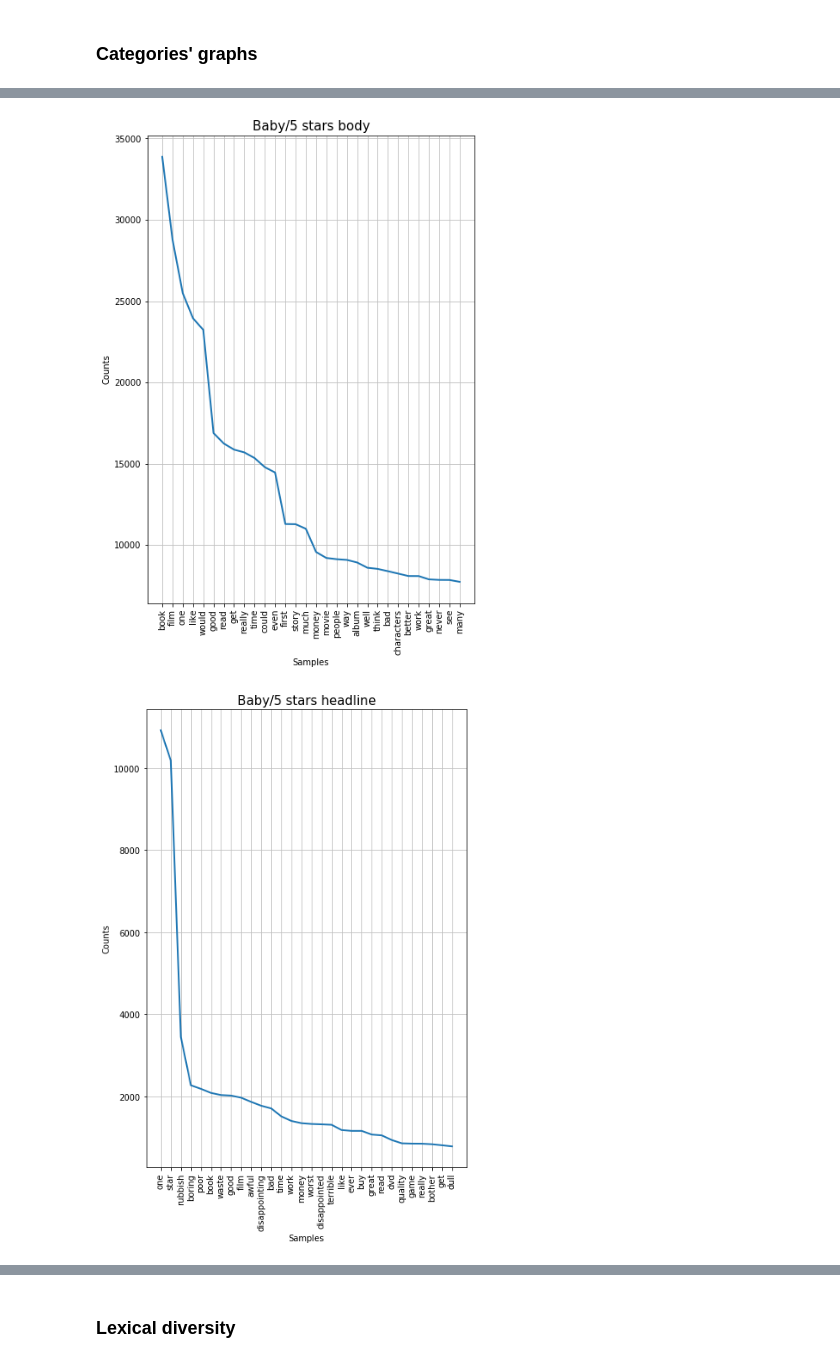
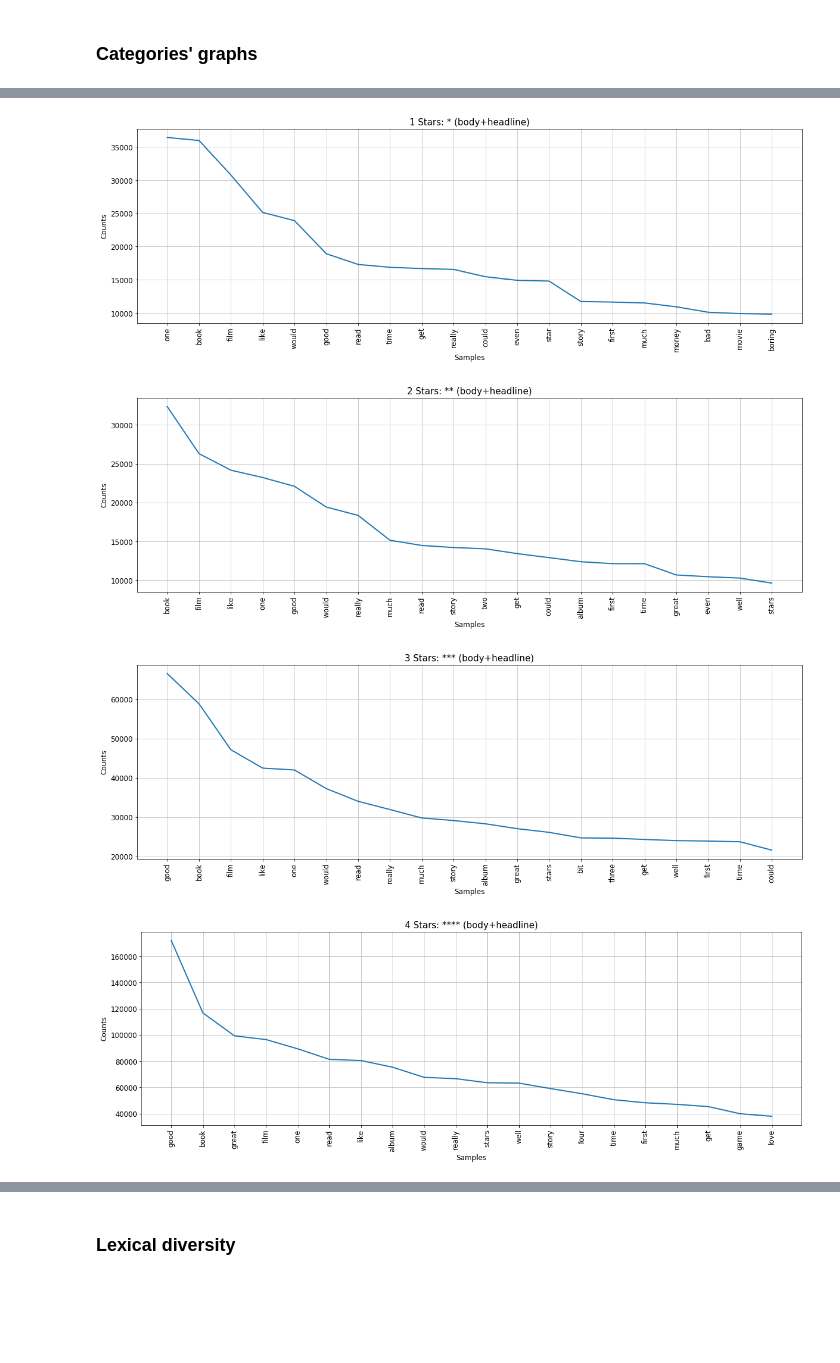
Before and after one commit to carmignanivittorio/Amazon-review-dataset-analysis, a Jupyter notebook: TextAnalysis.ipynb, the cells around one changed output, grey strips where cells are left out. Drawn from its saved outputs; the diff is of its cells as text; code cells hidden in the pictures; blank space fills up the shorter version.

```diff
--- a/TextAnalysis.ipynb
+++ b/TextAnalysis.ipynb
@@ -144 +125,12 @@ for i in range(1,6):
+# %%
+for index,row in df.iterrows():
+    body = df_rev_stop.loc[index].review_body
+    head = df_rev_stop.loc[index].review_headline
+    categories_reviews[row.product_category]+= body
+    categories_reviews_headlines[row.product_category]+= head
+    stars_body[row.star_rating]+=body
+    stars_head[row.star_rating]+=head
+# %%
+for i in range(1,6):
+    all_reviews_without_stopwords+=stars_head[i]+stars_body[i]
 # %% [markdown]
@@ -176,9 +168,9 @@ Number of total reviews = 1702443
 t = PT(['Stars', 'Number of reviews','% respect to the total'])
 for i in range(1,6):
     count = df[df.star_rating==i].count()[0]
-    t.add_row([i,count,"%.2f%%" % percent(count,tot)])
+    t.add_row(['*'*i,count,"%.2f%%" % percent(count,tot)])
 print("Number of total reviews = %.0f" % tot)
-print(t)
+print(t.get_string(title="Number of reviews divided by rating value"))
 # %% [output]
 Number of total reviews = 1702443
 +-------+-------------------+------------------------+
@@ -269,11 +261,11 @@ Number of words (headline+body) of all reviews = 116006962, without stopwrods =
 # %% [markdown]
 ### Categories' graphs
 # %%
-def plotFreq(list_words,subplot_column,title):
+def plotFreq(list_words,title):
     fr = nltk.FreqDist(list_words)
-    plt.rcParams["figure.figsize"] = (5, 8)
-    plt.subplot(1, 2, subplot_column)
+    plt.rcParams.update({'font.size': 12})
+    plt.rcParams["figure.figsize"] = (20, 6)
     plt.title(title, fontsize = 15)
-    fr.plot(30)
+    fr.plot(20)
 # %%
 for c in categories:
@@ -284,9 +288,9 @@ for c in categories:
 # %%
 for i in range(1,6):
-    plotFreq(stars_body[i],1,"%s/5 stars body" % i)
-    plotFreq(stars_head[i],2,"%s/5 stars headline" % i)
+    plotFreq(stars_body[i]+stars_head[i],"%d Stars: %s (body+headline)" % (i,"*"*i))
     plt.show()
-    break
 # %% [output]
-[figure, old version]
+[figure, new version]
-[figure, old version]
+[figure, new version]
+[figure, added]
+[figure, added]
```
Also changed, not shown: parts of 35 cells of this notebook, 1 other file.
